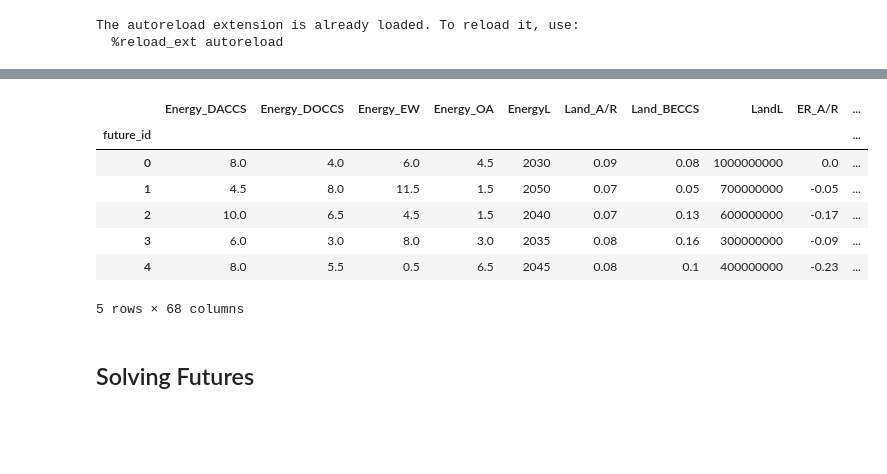
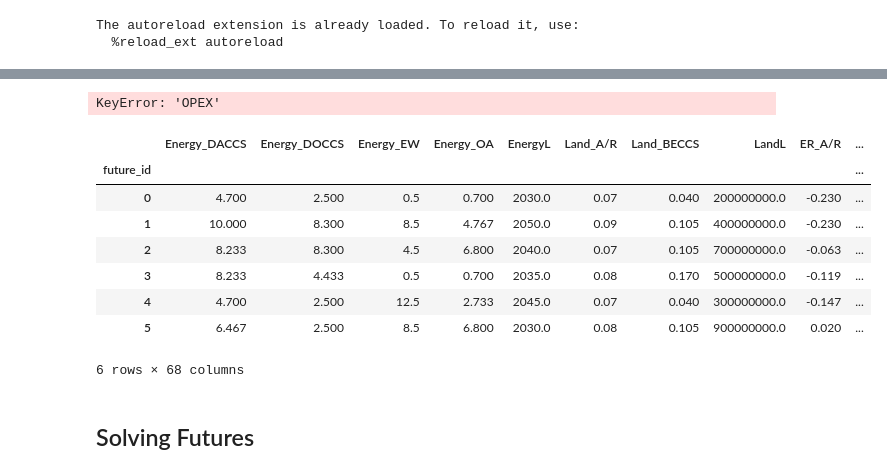
Before and after one commit to quirinarguez/CDR_Portfolios, a Jupyter notebook: test_notebook.ipynb, the cells around one changed output, grey strips where cells are left out. Saved outputs shown, nothing was run; the diff lists cells and outputs as text; code cells hidden in the pictures; blank space fills up the shorter version.

Commit message:
only one input file for futures is needed

```diff
--- a/test_notebook.ipynb
+++ b/test_notebook.ipynb
@@ -244,25 +72,51 @@ config
+# %%
+df_start = pd.read_excel(Path(config['input_file_path']), index_col = "Parameter")
+df = df_start[['Resource','CDR option','Unit','minimum','maximum','Sampling_step','N_samples']]
+
+sample_column = pd.DataFrame()
+for row in df.index:
+    method = config['sampling_method']
+
+    if row in config['sampling_%s' %method]['not_sampled']:
+        pass
+    else:
+        if method == 'size':
+            df.loc[row,'Sampling_step'] = config['sampling_%s' %method][method][df.loc[row, 'Resource']]
+            df.loc[row,'N_samples'] = 1 + (float(df.loc[row,'maximum'])-float(df.loc[row,'minimum']))/df.loc[row,'Sampling_step']
+
+        if method == 'step':
+            if row in config[method]['exceptions']:
+                df.loc[row,'Sampling_step'] = config['sampling_%s' %method][method][df.loc[row, 'Resource']]
+            else:
+                df.loc[row,'Sampling_step'] = config['sampling_%s' %method][method][df.loc[row, 'Resource']]
+df
+# %% [output]
+KeyError: 'OPEX'
 # %%
 input_file_path = Path(config['input_file_path'])
 
 n_sample = config['n_sample']
 dict_constant = {} # Missing to configure
 sampling_method = config['sampling_method']
 future_zero = config['future_zero']
 output_file = f"{config['output_path']}{config['output_string']}_{date.today().strftime('%d.%m.%Y')}.{config['output_type']}"
 output_type = config['output_type']
 
-attempt = sampling_futures(input_file_path, n_sample, dict_constant, sampling_method, future_zero, output_file, output_type)
+attempt = creating_futures_sample.sampling_futures(input_file_path, n_sample, dict_constant, sampling_method, future_zero, output_file, output_type)
 df, units, sampled_parameters = attempt.sample()
+# If FutureWarning error: ignore, as might be a bug: https://github.com/pandas-dev/pandas/issues/55025
+
 df
 # %% [output]
 |  | Energy_DACCS | Energy_DOCCS | Energy_EW | Energy_OA | EnergyL | Land_A/R | Land_BECCS | LandL | ER_A/R | ... |
 | future_id |  |  |  |  |  |  |  |  |  | ... |
-| 0 | 8.0 | 4.0 | 6.0 | 4.5 | 2030 | 0.09 | 0.08 | 1000000000 | 0.0 | ... |
-| 1 | 4.5 | 8.0 | 11.5 | 1.5 | 2050 | 0.07 | 0.05 | 700000000 | -0.05 | ... |
-| 2 | 10.0 | 6.5 | 4.5 | 1.5 | 2040 | 0.07 | 0.13 | 600000000 | -0.17 | ... |
-| 3 | 6.0 | 3.0 | 8.0 | 3.0 | 2035 | 0.08 | 0.16 | 300000000 | -0.09 | ... |
-| 4 | 8.0 | 5.5 | 0.5 | 6.5 | 2045 | 0.08 | 0.1 | 400000000 | -0.23 | ... |
+| 0 | 4.700 | 2.500 | 0.5 | 0.700 | 2030.0 | 0.07 | 0.040 | 200000000.0 | -0.230 | ... |
+| 1 | 10.000 | 8.300 | 8.5 | 4.767 | 2050.0 | 0.09 | 0.105 | 400000000.0 | -0.230 | ... |
+| 2 | 8.233 | 8.300 | 4.5 | 6.800 | 2040.0 | 0.07 | 0.105 | 700000000.0 | -0.063 | ... |
+| 3 | 8.233 | 4.433 | 0.5 | 0.700 | 2035.0 | 0.08 | 0.170 | 500000000.0 | -0.119 | ... |
+| 4 | 4.700 | 2.500 | 12.5 | 2.733 | 2045.0 | 0.07 | 0.040 | 300000000.0 | -0.147 | ... |
+| 5 | 6.467 | 2.500 | 8.5 | 6.800 | 2030.0 | 0.08 | 0.105 | 900000000.0 | 0.020 | ... |
-5 rows × 68 columns
+6 rows × 68 columns
 # %% [markdown]
 ## Solving Futures
 # %%
```
Also changed, not shown: parts of 3 cells of this notebook, 2 other files.
